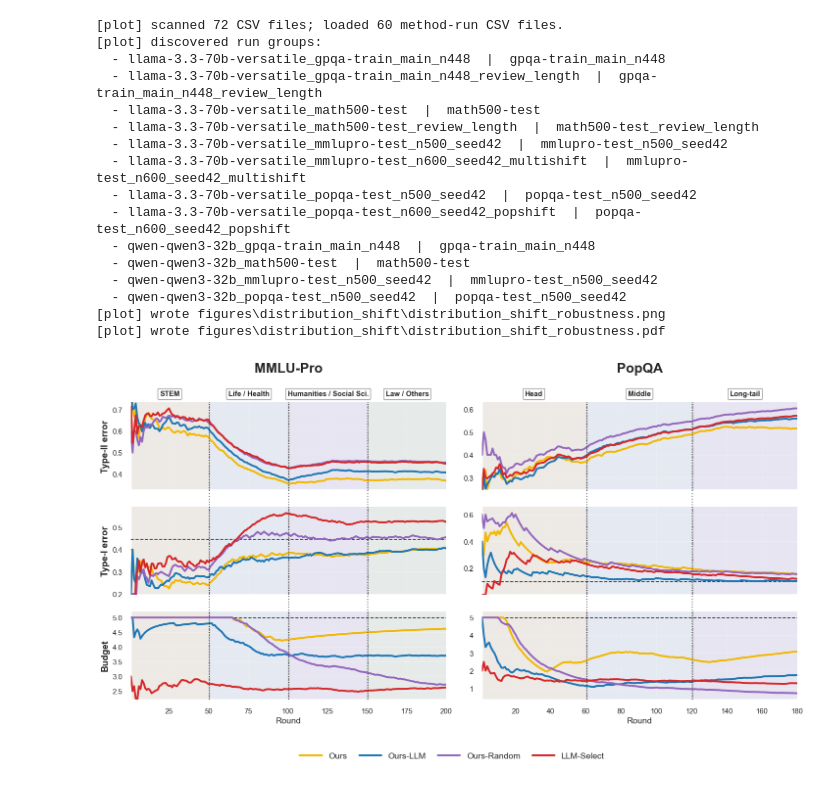
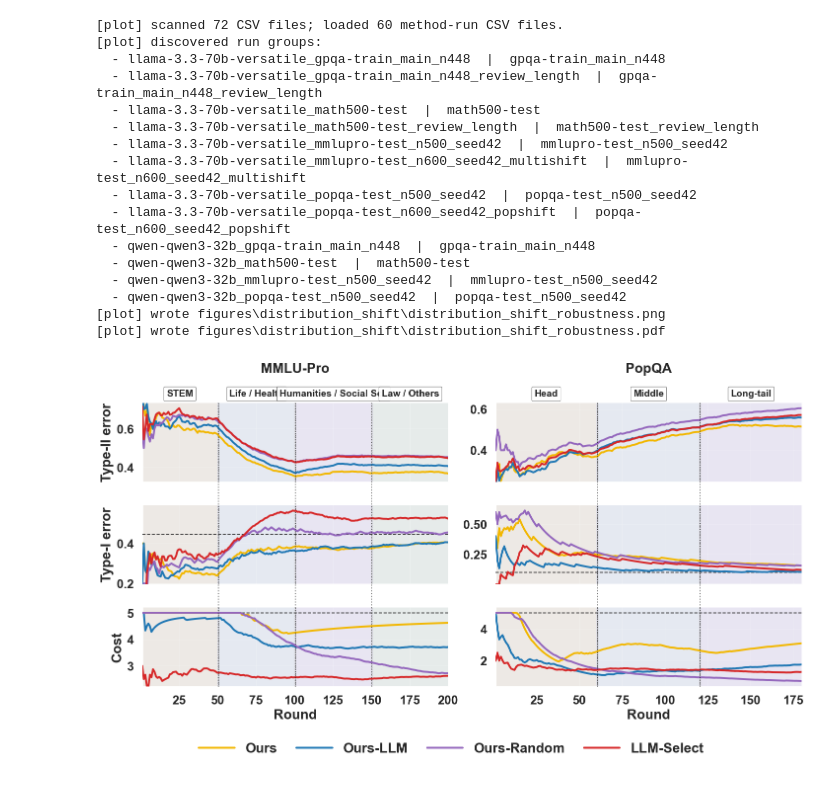
Before and after one commit to alirezamirrokni/Active-Data-Selection, a Jupyter notebook: to_plot.ipynb, the cells around one changed output. Drawn from its saved outputs; the diff is of its cells as text; code cells hidden in the pictures.

```diff
--- a/to_plot.ipynb
+++ b/to_plot.ipynb
@@ -1430,6 +1453,10 @@ for model_name in sorted(review_length_metrics["model"].dropna().unique()):
 
 from matplotlib.lines import Line2D
 from matplotlib.transforms import blended_transform_factory
+
+PLOT_TEXT_SIZE = globals().get("PLOT_TEXT_SIZE", 20)
+PLOT_TICK_SIZE = globals().get("PLOT_TICK_SIZE", 18)
+PHASE_LABEL_SIZE = globals().get("PHASE_LABEL_SIZE", 14)
 
 SHIFT_EXPERIMENT_SPECS = {
     "mmlupro-test_n600_seed42_multishift": {
@@ -1454,7 +1481,7 @@ SHIFT_EXPERIMENT_SPECS = {
 SHIFT_METRICS_TO_PLOT = [
     ("Cum. Type-II", "Type-II error"),
     ("Cum. Type-I", "Type-I error"),
-    ("Cum. Budget", "Budget"),
+    ("Cum. Budget", "Cost"),
 ]
 
 
@@ -1530,8 +1557,8 @@ def decorate_shift_axis(ax, phases, show_phase_labels: bool = False) -> None:
                 ha="center",
                 va="bottom",
                 transform=trans,
-                fontsize=10.5,
-                fontweight="semibold",
+                fontsize=PHASE_LABEL_SIZE,
+                fontweight="bold",
                 bbox={
                     "boxstyle": "round,pad=0.28,rounding_size=0.12",
                     "fc": "white",
@@ -1664,23 +1691,23 @@ def plot_distribution_shift_figure(
             # Dataset names only on the top row, matching the main model-grid figures.
             # Phase labels are drawn below this title by decorate_shift_axis(...).
             if row_idx == 0:
-                ax.set_title(dataset_title, fontsize=20, fontweight="bold", pad=44)
+                ax.set_title(dataset_title, fontsize=PLOT_TEXT_SIZE, fontweight="bold", pad=44)
             else:
                 ax.set_title("")
 
             # Each distribution-shift subplot has its own y-scale, so keep y tick labels everywhere.
             if col_idx == 0:
-                ax.set_ylabel(y_label, fontsize=13.5, fontweight="bold")
+                ax.set_ylabel(y_label, fontsize=PLOT_TEXT_SIZE, fontweight="bold")
             else:
                 ax.set_ylabel("")
                 ax.tick_params(labelleft=True)
             if row_idx == len(metrics_to_plot) - 1:
-                ax.set_xlabel("Round", fontsize=12.5)
+                ax.set_xlabel("Round", fontsize=PLOT_TEXT_SIZE, fontweight="bold")
             else:
                 ax.set_xlabel("")
                 ax.tick_params(labelbottom=False)
 
-            ax.tick_params(axis="both", labelsize=10.5)
+            ax.tick_params(axis="both", labelsize=PLOT_TICK_SIZE)
             ax.spines["top"].set_visible(False)
             ax.spines["right"].set_visible(False)
 
@@ -1693,7 +1720,7 @@ def plot_distribution_shift_figure(
             bbox_to_anchor=(0.5, -0.005),
             ncol=min(len(labels), 5),
             frameon=False,
-            fontsize=12.5,
+            prop={"size": PLOT_TEXT_SIZE, "weight": "bold"},
             handlelength=2.6,
             columnspacing=1.4,
         )
@@ -1705,31 +1732,31 @@ def plot_distribution_shift_figure(
         axes_col = [axes[row_idx][col_idx] for row_idx in range(len(metrics_to_plot))]
         _draw_column_shift_guides(fig, axes_col, SHIFT_EXPERIMENT_SPECS[dataset_id]["phases"])
 
     out_png = out_dir / "distribution_shift_robustness.png"
     out_pdf = out_dir / "distribution_shift_robustness.pdf"
     fig.savefig(out_png, bbox_inches="tight", dpi=300)
     fig.savefig(out_pdf, bbox_inches="tight")
     print(f"[plot] wrote {out_png}")
     print(f"[plot] wrote {out_pdf}")
     return fig, axes, shift_metrics
 
 
 shift_fig, shift_axes, shift_metrics = plot_distribution_shift_figure(runs=RUNS_TO_PLOT)
 # %% [output]
 [plot] scanned 72 CSV files; loaded 60 method-run CSV files.
 [plot] discovered run groups:
   - llama-3.3-70b-versatile_gpqa-train_main_n448  |  gpqa-train_main_n448
   - llama-3.3-70b-versatile_gpqa-train_main_n448_review_length  |  gpqa-train_main_n448_review_length
   - llama-3.3-70b-versatile_math500-test  |  math500-test
   - llama-3.3-70b-versatile_math500-test_review_length  |  math500-test_review_length
   - llama-3.3-70b-versatile_mmlupro-test_n500_seed42  |  mmlupro-test_n500_seed42
   - llama-3.3-70b-versatile_mmlupro-test_n600_seed42_multishift  |  mmlupro-test_n600_seed42_multishift
   - llama-3.3-70b-versatile_popqa-test_n500_seed42  |  popqa-test_n500_seed42
   - llama-3.3-70b-versatile_popqa-test_n600_seed42_popshift  |  popqa-test_n600_seed42_popshift
   - qwen-qwen3-32b_gpqa-train_main_n448  |  gpqa-train_main_n448
   - qwen-qwen3-32b_math500-test  |  math500-test
   - qwen-qwen3-32b_mmlupro-test_n500_seed42  |  mmlupro-test_n500_seed42
   - qwen-qwen3-32b_popqa-test_n500_seed42  |  popqa-test_n500_seed42
 [plot] wrote figures\distribution_shift\distribution_shift_robustness.png
 [plot] wrote figures\distribution_shift\distribution_shift_robustness.pdf
-[figure, old version]
+[figure, new version]
```
Also changed, not shown: parts of 4 cells of this notebook, 28 other files.
